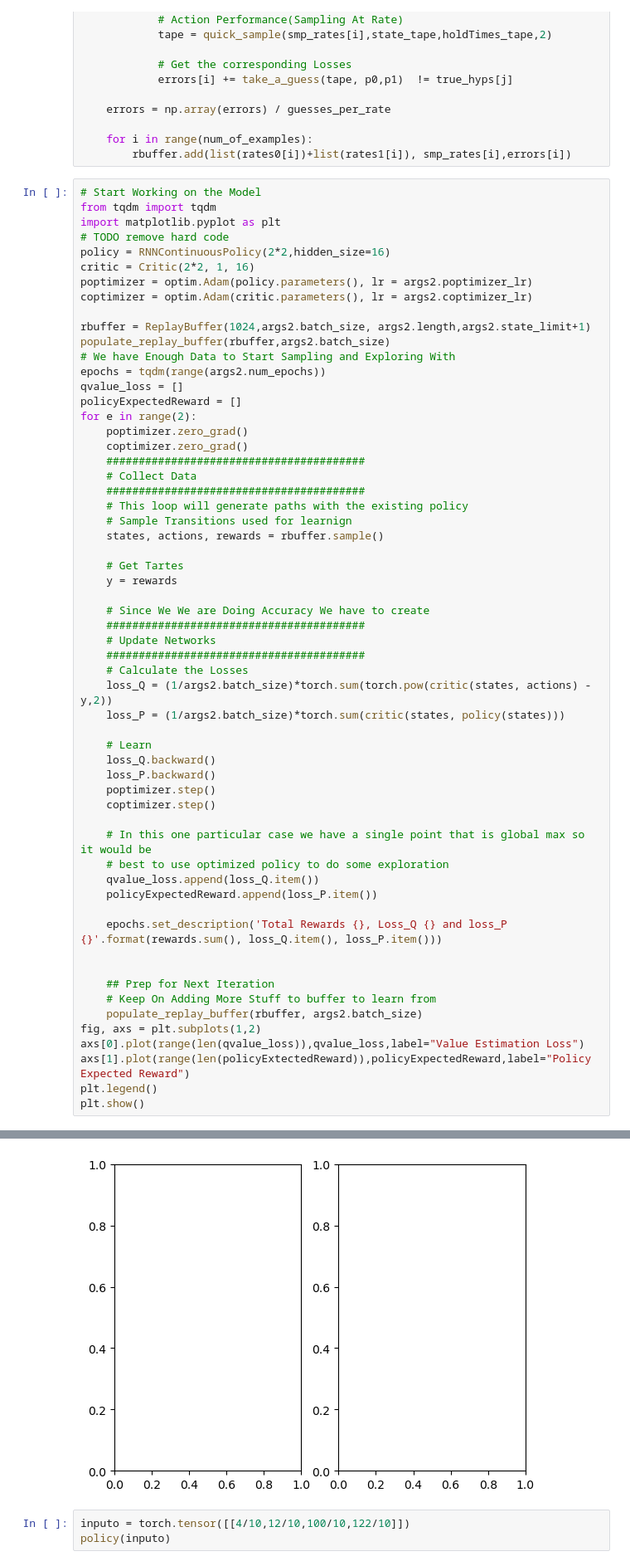
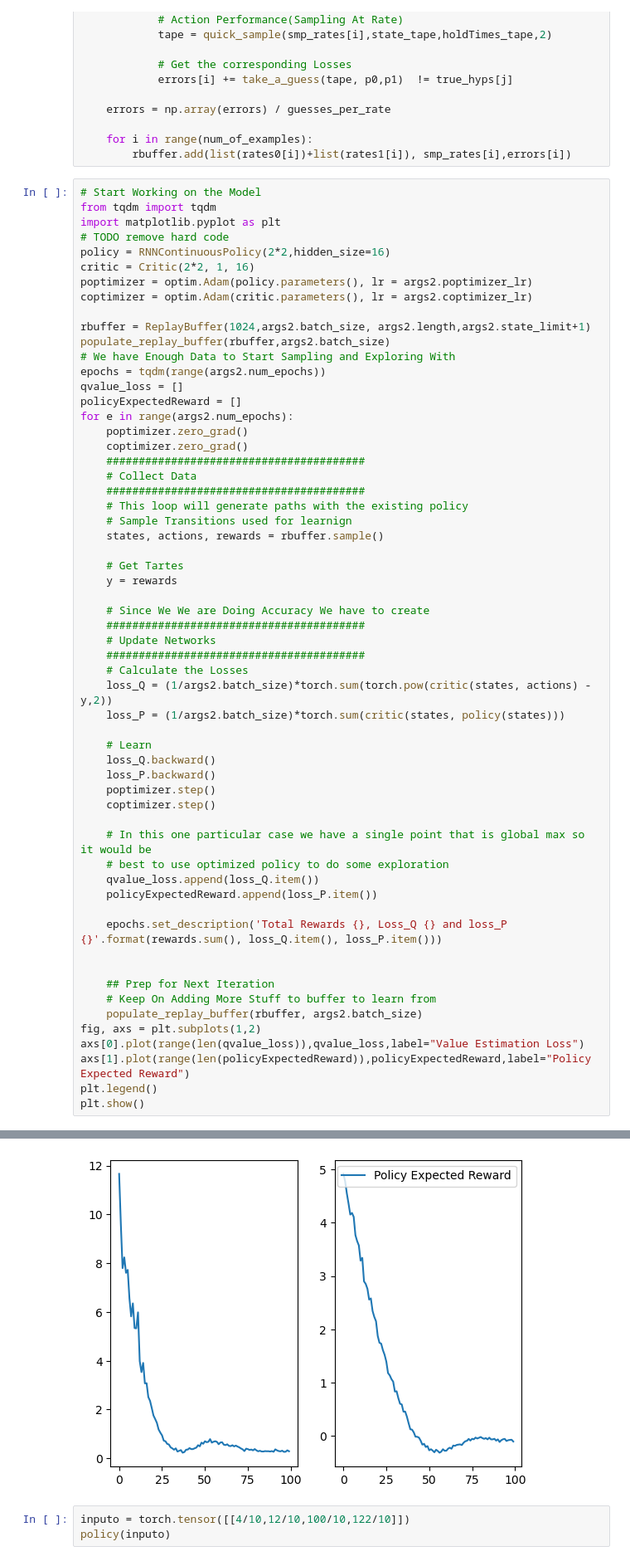
Before and after one commit to ottersome/RL_SamplingRate, a Jupyter notebook: ground_truth.ipynb, the cells around one changed output, grey strips where cells are left out. Shown at 83% size. Cells and saved outputs as stored; diff of their text form.

```diff
--- a/ground_truth.ipynb
+++ b/ground_truth.ipynb
@@ -1108,7 +1108,7 @@ populate_replay_buffer(rbuffer,args2.batch_size)
 epochs = tqdm(range(args2.num_epochs))
 qvalue_loss = []
 policyExpectedReward = []
-for e in range(2):
+for e in range(args2.num_epochs):
     poptimizer.zero_grad()
     coptimizer.zero_grad()
     ########################################
@@ -1148,7 +1148,7 @@ for e in range(2):
     populate_replay_buffer(rbuffer, args2.batch_size)
 fig, axs = plt.subplots(1,2)
 axs[0].plot(range(len(qvalue_loss)),qvalue_loss,label="Value Estimation Loss")
-axs[1].plot(range(len(policyExtectedReward)),policyExpectedReward,label="Policy Expected Reward")
+axs[1].plot(range(len(policyExpectedReward)),policyExpectedReward,label="Policy Expected Reward")
 plt.legend()
 plt.show()
 # %% [output]
@@ -1156,4 +1155,4 @@ TypeError: 'Figure' object is not subscriptable
-[figure, old version]
+[figure, new version]
 # %%
 inputo = torch.tensor([[4/10,12/10,100/10,122/10]])
 policy(inputo)
```
Also changed, not shown: parts of 2 cells of this notebook.
